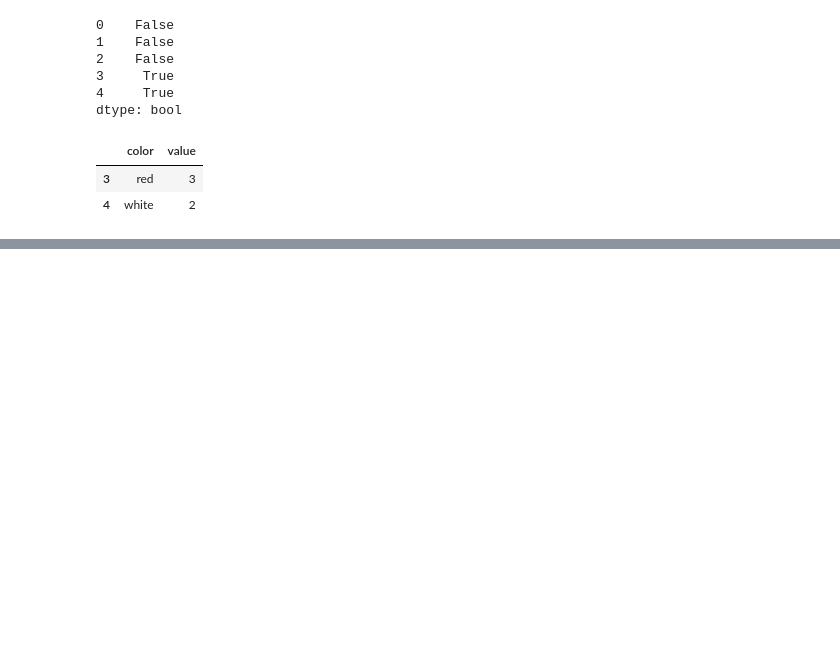
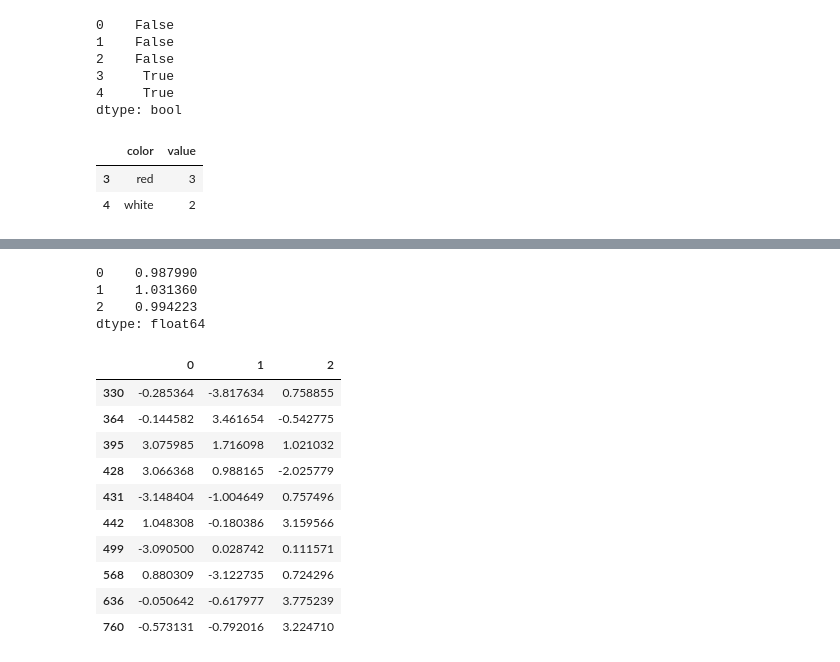
Before and after one commit to Afrochemist/OverviewNotes, a Jupyter notebook: Pandas-Numpy-Matplotlib.ipynb, the cells around one changed output, grey strips where cells are left out. Cells and saved outputs as stored; diff of their text form; code cells hidden in the pictures; blank space fills up the shorter version.

```diff
--- a/Pandas-Numpy-Matplotlib.ipynb
+++ b/Pandas-Numpy-Matplotlib.ipynb
@@ -1313,0 +1520,2 @@ dframe[dframe.duplicated()]
+# %%
+randframe = pd.DataFrame(np.random.randn(1000,3))
@@ -1313,0 +1534,21 @@ dframe[dframe.duplicated()]
+# %%
+randframe.std()
+# %% [output]
+0    0.987990
+1    1.031360
+2    0.994223
+dtype: float64
+# %%
+randframe[(np.abs(randframe) > (3*randframe.std())).any(1)]
+# %% [output]
+|  | 0 | 1 | 2 |
+| 330 | -0.285364 | -3.817634 | 0.758855 |
+| 364 | -0.144582 | 3.461654 | -0.542775 |
+| 395 | 3.075985 | 1.716098 | 1.021032 |
+| 428 | 3.066368 | 0.988165 | -2.025779 |
+| 431 | -3.148404 | -1.004649 | 0.757496 |
+| 442 | 1.048308 | -0.180386 | 3.159566 |
+| 499 | -3.090500 | 0.028742 | 0.111571 |
+| 568 | 0.880309 | -3.122735 | 0.724296 |
+| 636 | -0.050642 | -0.617977 | 3.775239 |
+| 760 | -0.573131 | -0.792016 | 3.224710 |
```
Also changed, not shown: parts of 58 cells of this notebook.
